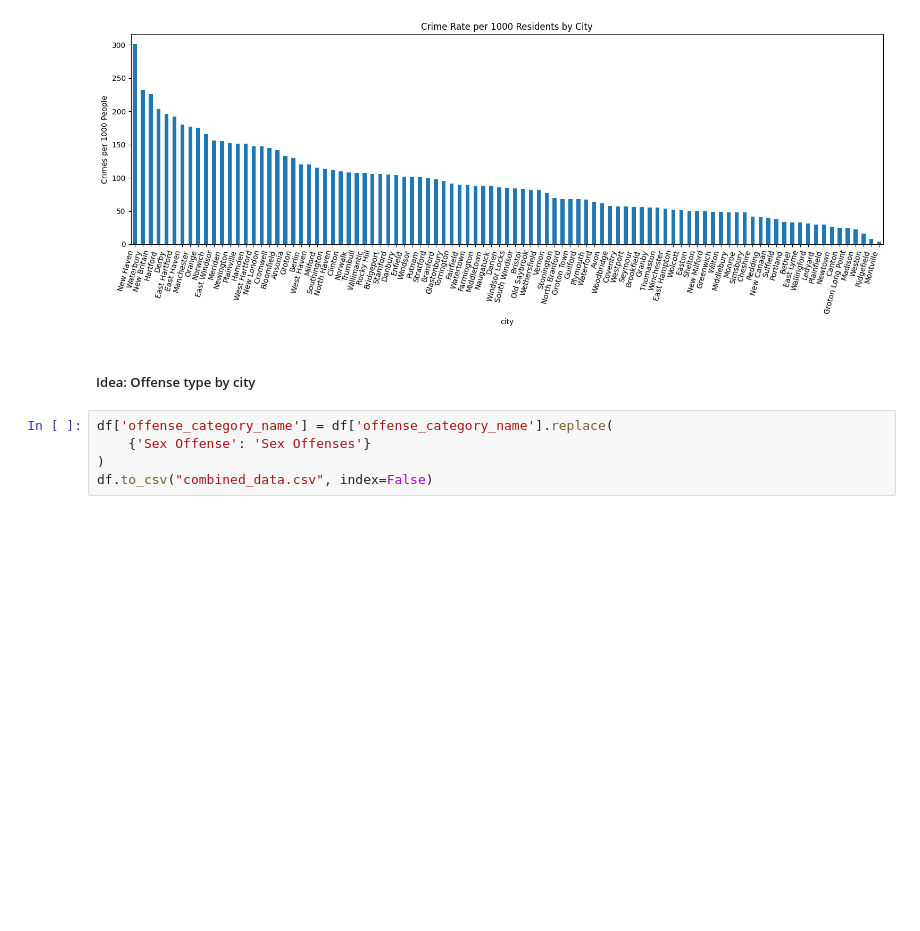
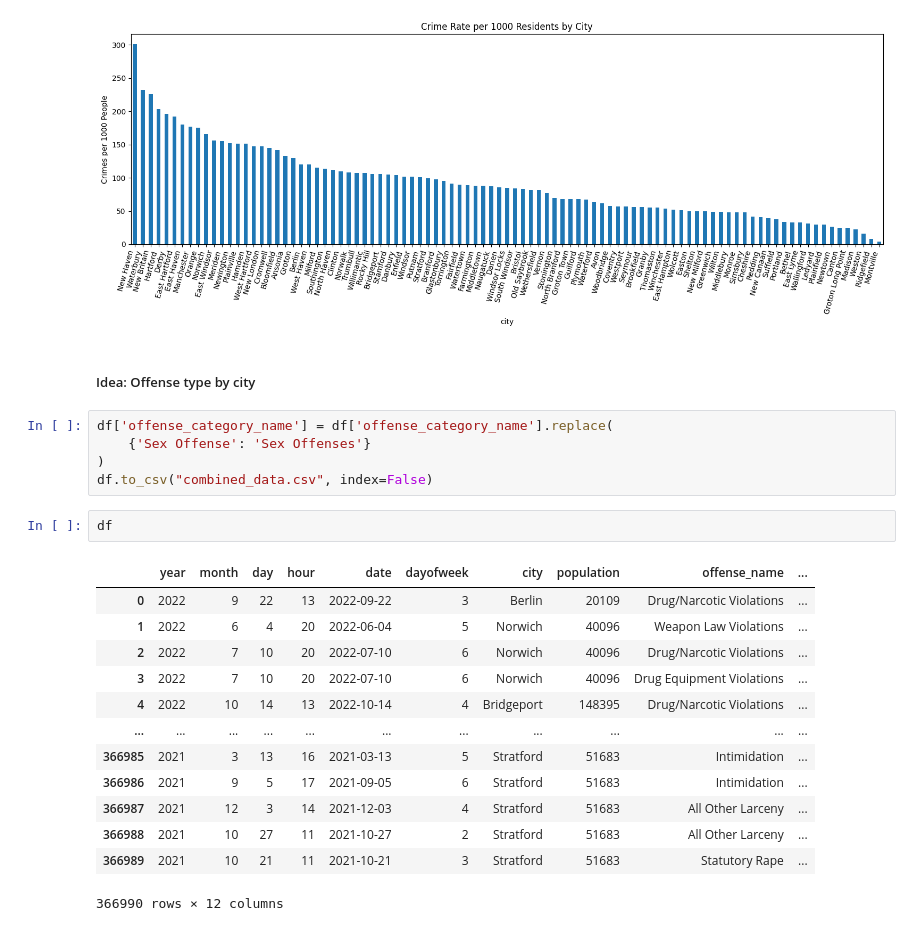
Before and after one commit to manushrip06/AI4all-Project-9D, a Jupyter notebook: Datasets/CT-Combined/Three-visualization.ipynb, the cells around one changed output. Cells and saved outputs as stored; diff of their text form; blank space fills up the shorter version.

```diff
--- a/Datasets/CT-Combined/Three-visualization.ipynb
+++ b/Datasets/CT-Combined/Three-visualization.ipynb
@@ -104,3 +104,19 @@ df['offense_category_name'] = df['offense_category_name'].replace(
     {'Sex Offense': 'Sex Offenses'}
 )
 df.to_csv("combined_data.csv", index=False)
+# %%
+df
+# %% [output]
+|  | year | month | day | hour | date | dayofweek | city | population | offense_name | ... |
+| 0 | 2022 | 9 | 22 | 13 | 2022-09-22 | 3 | Berlin | 20109 | Drug/Narcotic Violations | ... |
+| 1 | 2022 | 6 | 4 | 20 | 2022-06-04 | 5 | Norwich | 40096 | Weapon Law Violations | ... |
+| 2 | 2022 | 7 | 10 | 20 | 2022-07-10 | 6 | Norwich | 40096 | Drug/Narcotic Violations | ... |
+| 3 | 2022 | 7 | 10 | 20 | 2022-07-10 | 6 | Norwich | 40096 | Drug Equipment Violations | ... |
+| 4 | 2022 | 10 | 14 | 13 | 2022-10-14 | 4 | Bridgeport | 148395 | Drug/Narcotic Violations | ... |
+| ... | ... | ... | ... | ... | ... | ... | ... | ... | ... | ... |
+| 366985 | 2021 | 3 | 13 | 16 | 2021-03-13 | 5 | Stratford | 51683 | Intimidation | ... |
+| 366986 | 2021 | 9 | 5 | 17 | 2021-09-05 | 6 | Stratford | 51683 | Intimidation | ... |
+| 366987 | 2021 | 12 | 3 | 14 | 2021-12-03 | 4 | Stratford | 51683 | All Other Larceny | ... |
+| 366988 | 2021 | 10 | 27 | 11 | 2021-10-27 | 2 | Stratford | 51683 | All Other Larceny | ... |
+| 366989 | 2021 | 10 | 21 | 11 | 2021-10-21 | 3 | Stratford | 51683 | Statutory Rape | ... |
+366990 rows × 12 columns
```
Also changed, not shown: 6 other files.
